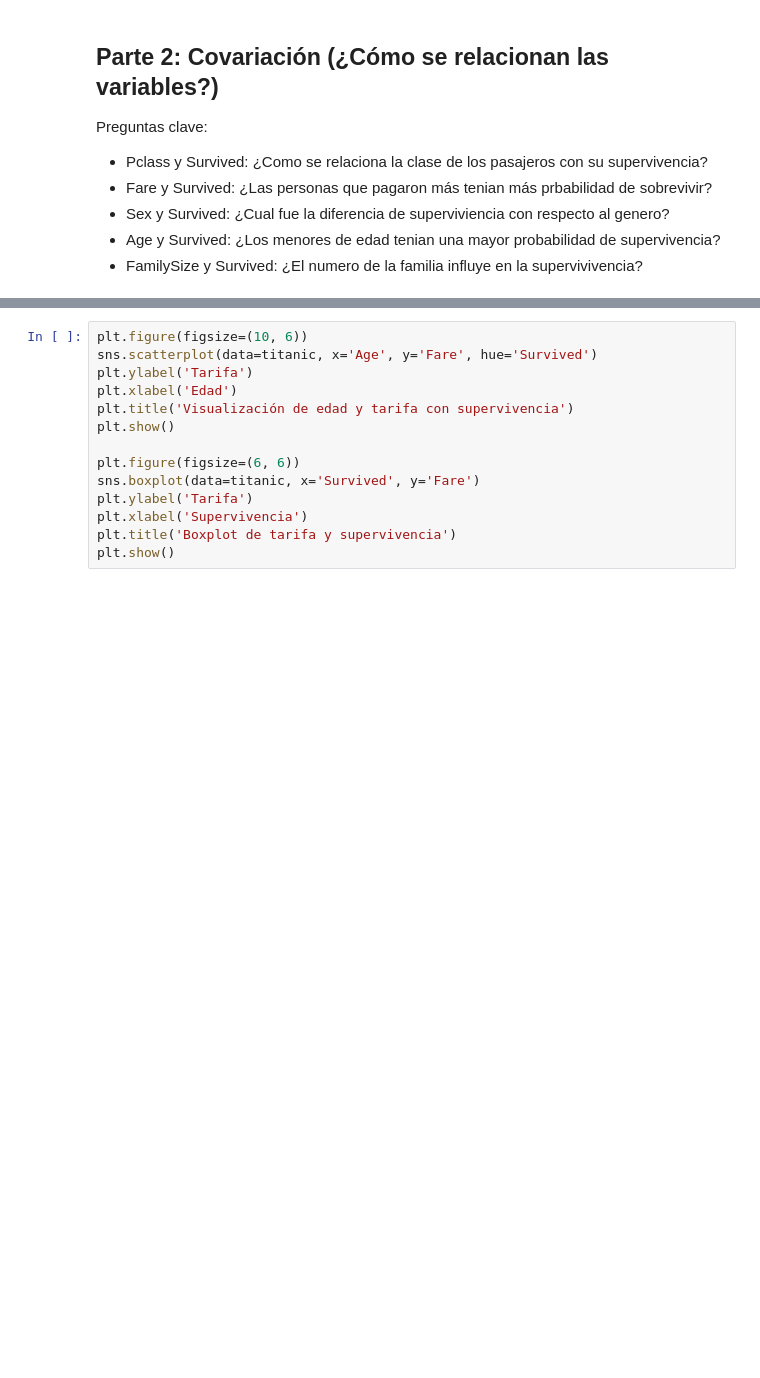
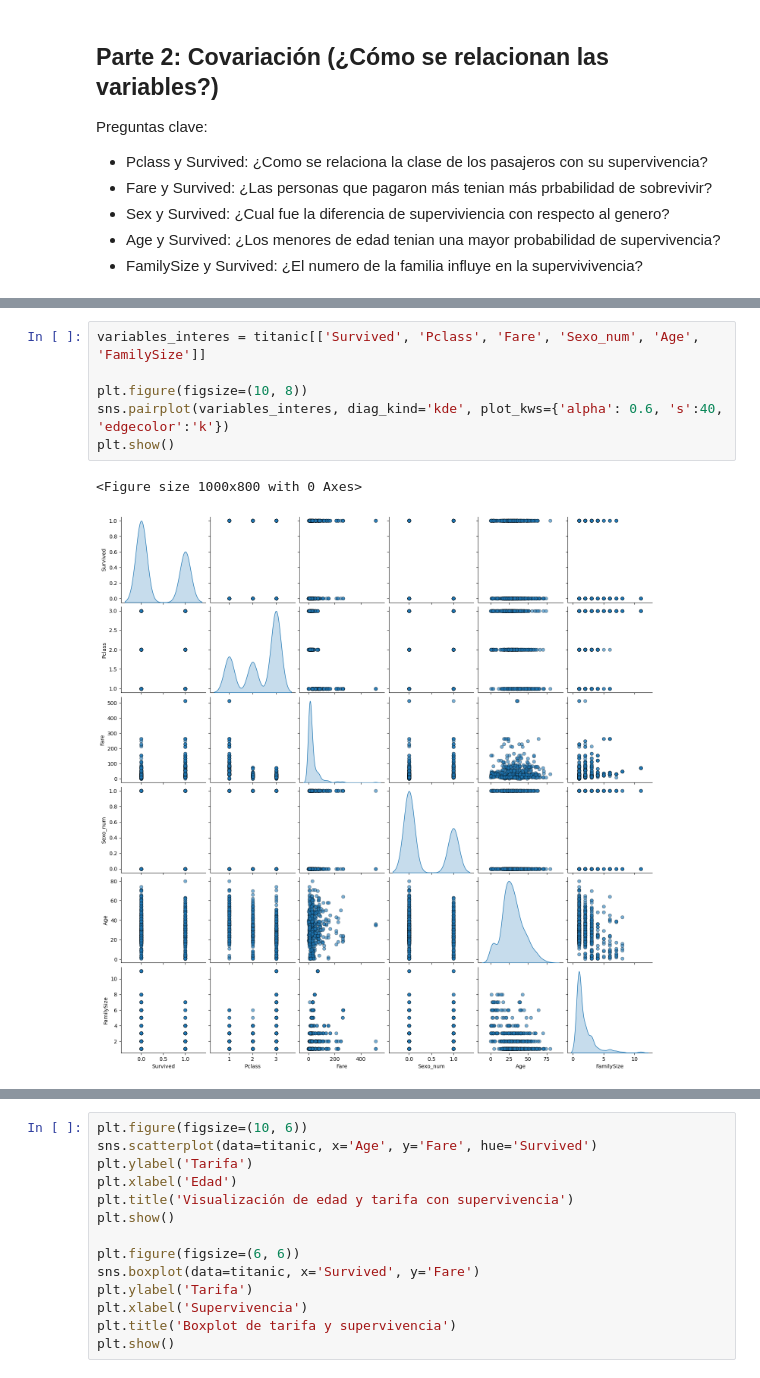
Before and after one commit to gil-brandon/TC2004B-gil-brandon, a Jupyter notebook: notebooks/Análisis_Exploratorio_de_Datos.ipynb, the cells around one changed output, grey strips where cells are left out. Drawn from its saved outputs; the diff is of its cells as text; blank space fills up the shorter version.

```diff
--- a/notebooks/Análisis_Exploratorio_de_Datos.ipynb
+++ b/notebooks/Análisis_Exploratorio_de_Datos.ipynb
@@ -223,6 +223,15 @@ Pclass
 1       0.629630  84.154687  60.2875  512.3292  38.233441   1.773148   6
 2       0.472826  20.662183  14.2500   73.5000  29.877630   1.782609   6
 3       0.242363  13.675550   8.0500   69.5500  25.140620   2.008147  11
+# %%
+variables_interes = titanic[['Survived', 'Pclass', 'Fare', 'Sexo_num', 'Age', 'FamilySize']]
+
+plt.figure(figsize=(10, 8))
+sns.pairplot(variables_interes, diag_kind='kde', plot_kws={'alpha': 0.6, 's':40, 'edgecolor':'k'})
+plt.show()
+# %% [output]
+<Figure size 1000x800 with 0 Axes>
+[figure, added]
 # %%
 g = sns.FacetGrid(titanic, col='Pclass', hue='Survived')
 g.map(plt.hist, 'Age', bins=20)
```
Also changed, not shown: parts of 9 cells of this notebook.
